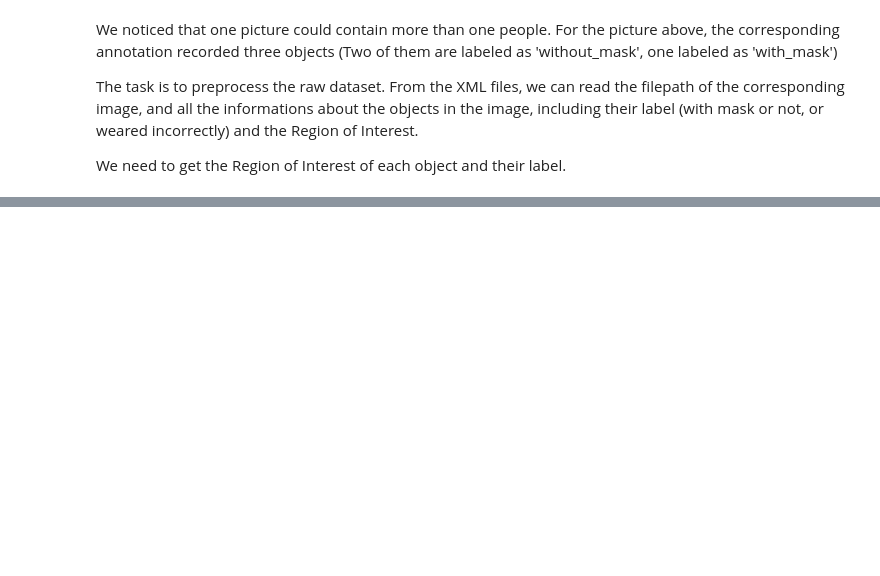
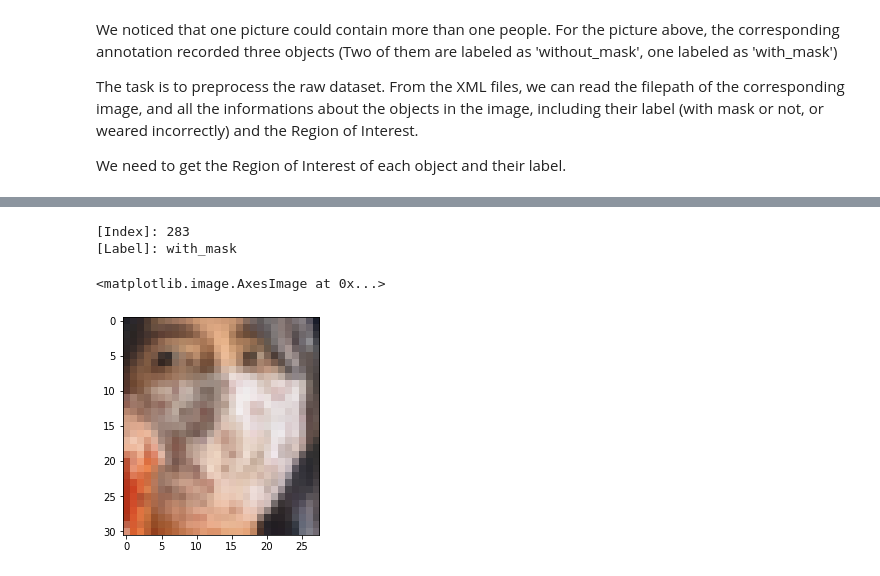
Before and after one commit to Azurestarry/ML-project, a Jupyter notebook: data_preprocessing.ipynb, the cells around one changed output, grey strips where cells are left out. Saved outputs shown, nothing was run; the diff lists cells and outputs as text; code cells hidden in the pictures; blank space fills up the shorter version.

```diff
--- a/data_preprocessing.ipynb
+++ b/data_preprocessing.ipynb
@@ -82,0 +168,11 @@ plt.show()
+# %%
+from random import randint
+idx = randint(0, 853)
+print('[Index]:', idx)
+print('[Label]:', label_data[idx])
+plt.imshow(face_data[idx])
+# %% [output]
+[Index]: 283
+[Label]: with_mask
+<matplotlib.image.AxesImage at 0x...>
+[figure, added]
```
Also changed, not shown: parts of 30 cells of this notebook.
